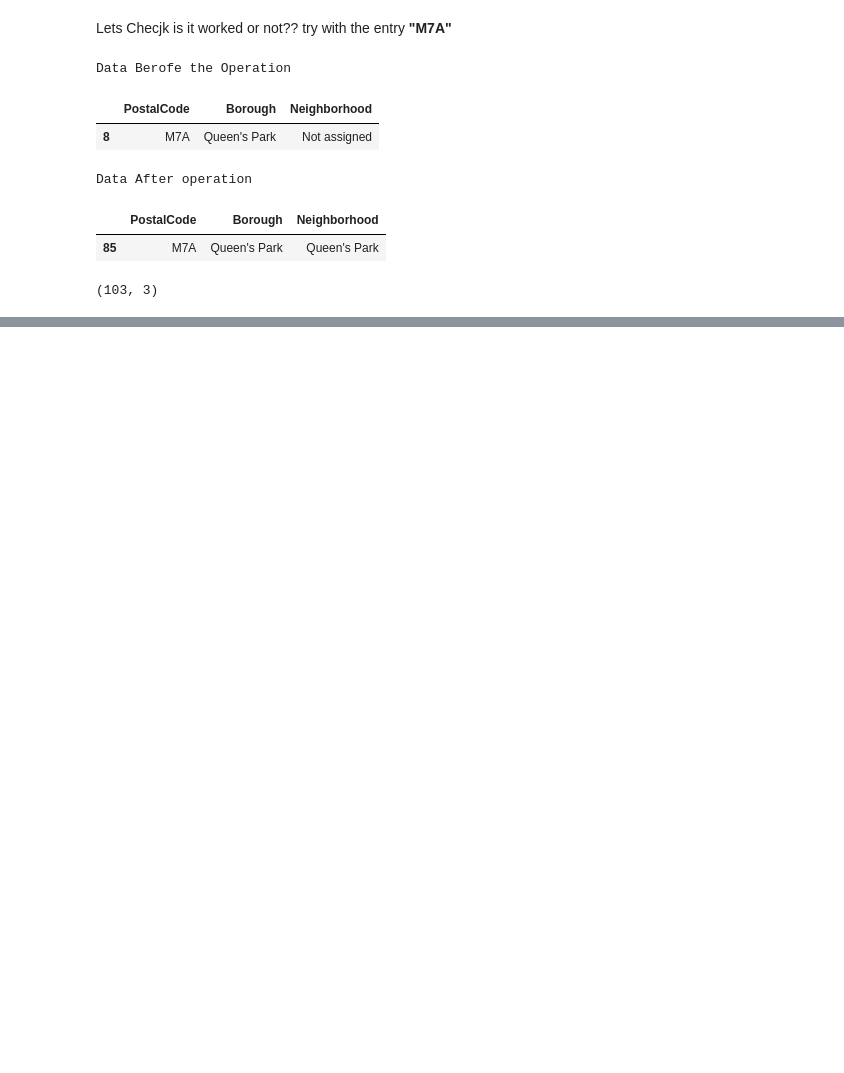
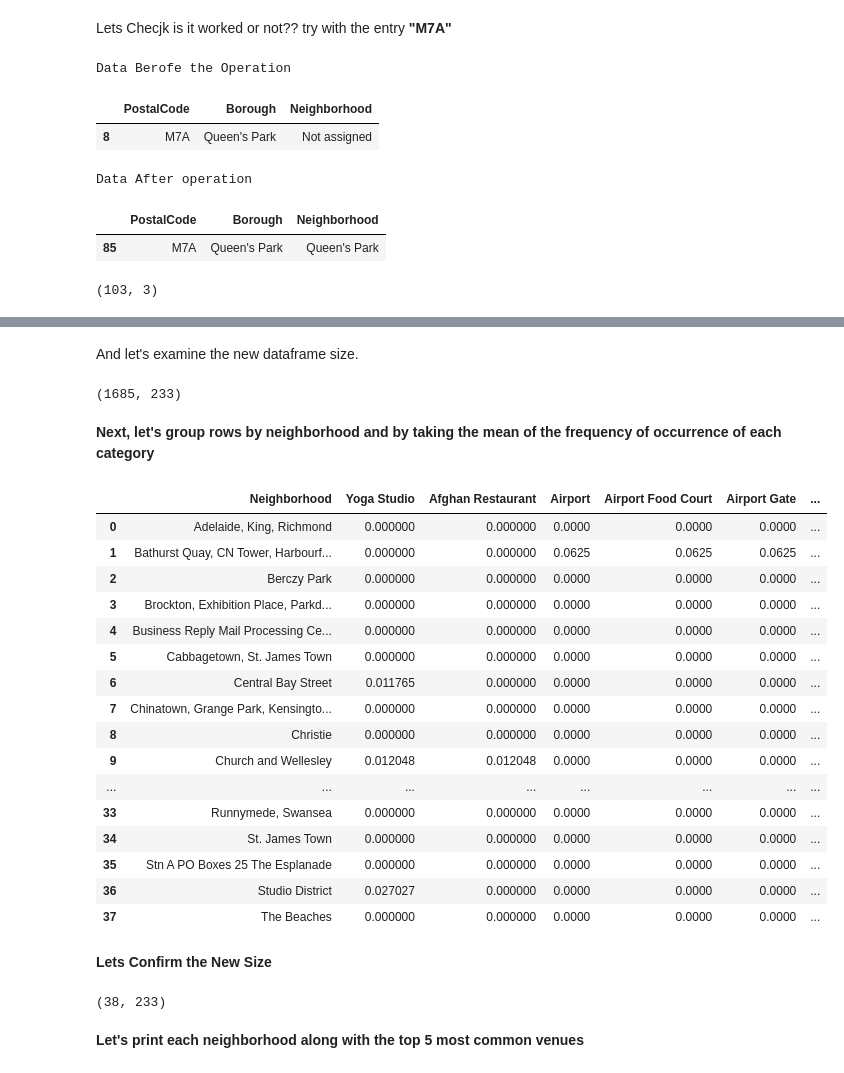
Before and after one commit to sandip2406/Coursera_Project1, a Jupyter notebook: Capstone_Week 3 Assignment_1.ipynb, the cells around one changed output, grey strips where cells are left out. Saved outputs shown, nothing was run; the diff lists cells and outputs as text; code cells hidden in the pictures; blank space fills up the shorter version.

Commit message:
Published from Watson Studio.

```diff
--- a/Capstone_Week 3 Assignment_1.ipynb
+++ b/Capstone_Week 3 Assignment_1.ipynb
@@ -130,0 +297,28 @@ df2.to_csv('task1.csv', index=False)
+# %%
+# function that extracts the category of the venue
+def get_category_type(row):
+    try:
+        categories_list = row['categories']
+    except:
+        categories_list = row['venue.categories']
+
+    if len(categories_list) == 0:
+        return None
+    else:
+        return categories_list[0]['name']
+# %%
+venues = results['response']['groups'][0]['items']
+
+nearby_venues = json_normalize(venues) # flatten JSON
+
+# filter columns
+filtered_columns = ['venue.name', 'venue.categories', 'venue.location.lat', 'venue.location.lng']
+nearby_venues =nearby_venues.loc[:, filtered_columns]
+
+# filter the category for each row
+nearby_venues['venue.categories'] = nearby_venues.apply(get_category_type, axis=1)
+
+# clean columns
+nearby_venues.columns = [col.split(".")[-1] for col in nearby_venues.columns]
+
+nearby_venues.head()
@@ -130,0 +379,2 @@ df2.to_csv('task1.csv', index=False)
+# %%
+toronto_venues = getNearbyVenues(toronto_data['Neighborhood'], toronto_data['Latitude'], toronto_data['Longitude'])
@@ -130,0 +443,12 @@ df2.to_csv('task1.csv', index=False)
+# %%
+# one hot encoding
+toronto_onehot = pd.get_dummies(toronto_venues[['Venue Category']], prefix="", prefix_sep="")
+
+# add neighborhood column back to dataframe
+toronto_onehot['Neighborhood'] = toronto_venues['Neighborhood']
+
+# move neighborhood column to the first column
+fixed_columns = [toronto_onehot.columns[-1]] + list(toronto_onehot.columns[:-1])
+toronto_onehot = toronto_onehot[fixed_columns]
+
+toronto_onehot.head()
@@ -130,0 +462,37 @@ df2.to_csv('task1.csv', index=False)
+# %% [markdown]
+And let's examine the new dataframe size.
+# %%
+toronto_onehot.shape
+# %% [output]
+(1685, 233)
+# %% [markdown]
+**Next, let's group rows by neighborhood and by taking the mean of the frequency of occurrence of each category**
+# %%
+toronto_grouped = toronto_onehot.groupby('Neighborhood').mean().reset_index()
+toronto_grouped
+# %% [output]
+|  | Neighborhood | Yoga Studio | Afghan Restaurant | Airport | Airport Food Court | Airport Gate | ... |
+| 0 | Adelaide, King, Richmond | 0.000000 | 0.000000 | 0.0000 | 0.0000 | 0.0000 | ... |
+| 1 | Bathurst Quay, CN Tower, Harbourf... | 0.000000 | 0.000000 | 0.0625 | 0.0625 | 0.0625 | ... |
+| 2 | Berczy Park | 0.000000 | 0.000000 | 0.0000 | 0.0000 | 0.0000 | ... |
+| 3 | Brockton, Exhibition Place, Parkd... | 0.000000 | 0.000000 | 0.0000 | 0.0000 | 0.0000 | ... |
+| 4 | Business Reply Mail Processing Ce... | 0.000000 | 0.000000 | 0.0000 | 0.0000 | 0.0000 | ... |
+| 5 | Cabbagetown, St. James Town | 0.000000 | 0.000000 | 0.0000 | 0.0000 | 0.0000 | ... |
+| 6 | Central Bay Street | 0.011765 | 0.000000 | 0.0000 | 0.0000 | 0.0000 | ... |
+| 7 | Chinatown, Grange Park, Kensingto... | 0.000000 | 0.000000 | 0.0000 | 0.0000 | 0.0000 | ... |
+| 8 | Christie | 0.000000 | 0.000000 | 0.0000 | 0.0000 | 0.0000 | ... |
+| 9 | Church and Wellesley | 0.012048 | 0.012048 | 0.0000 | 0.0000 | 0.0000 | ... |
+| ... | ... | ... | ... | ... | ... | ... | ... |
+| 33 | Runnymede, Swansea | 0.000000 | 0.000000 | 0.0000 | 0.0000 | 0.0000 | ... |
+| 34 | St. James Town | 0.000000 | 0.000000 | 0.0000 | 0.0000 | 0.0000 | ... |
+| 35 | Stn A PO Boxes 25 The Esplanade | 0.000000 | 0.000000 | 0.0000 | 0.0000 | 0.0000 | ... |
+| 36 | Studio District | 0.027027 | 0.000000 | 0.0000 | 0.0000 | 0.0000 | ... |
+| 37 | The Beaches | 0.000000 | 0.000000 | 0.0000 | 0.0000 | 0.0000 | ... |
+# %% [markdown]
+**Lets Confirm the New Size**
+# %%
+toronto_grouped.shape
+# %% [output]
+(38, 233)
+# %% [markdown]
+**Let's print each neighborhood along with the top 5 most common venues**
```
Also changed, not shown: parts of 57 cells of this notebook.
